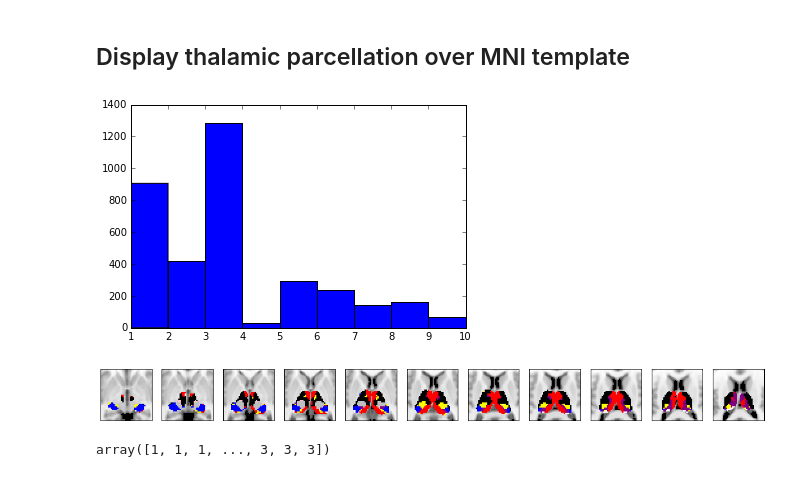
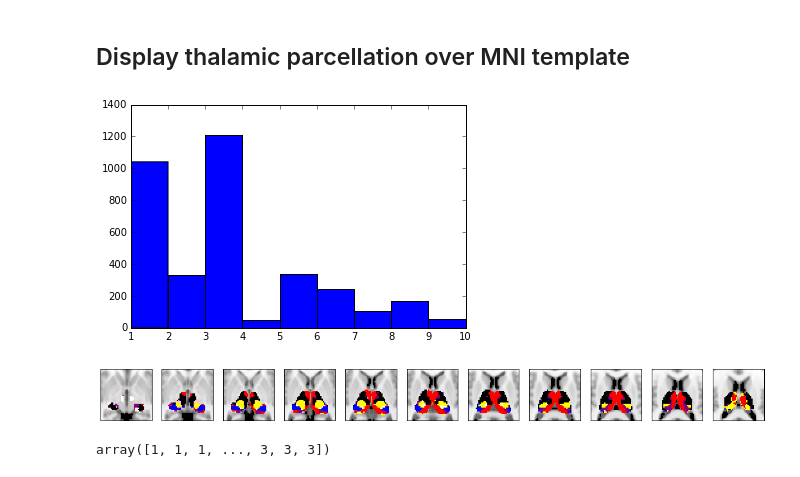
Before and after one commit to kaihwang/FuncParcel, a Jupyter notebook: Visualize Parcellation.ipynb, the cells around one changed output. Cells and saved outputs as stored; diff of their text form; code cells hidden in the pictures.

```diff
--- a/Visualize Parcellation.ipynb
+++ b/Visualize Parcellation.ipynb
@@ -12,7 +12,7 @@ import pickle
 # Thalamic Parcellation
 # %%
 #path to files ncessary for parcellation
-path_to_adjmat = '/home/despoB/connectome-thalamus/Thalamic_parcel/ThalamoCorticalAveMat'
+path_to_adjmat = '/home/despoB/connectome-thalamus/Thalamic_parcel/NKI_mx_645_cortical_network_plus_thalamus_corrmatavg'
 path_to_list_of_subcorticalcortical_ROIs = '/home/despoB/connectome-thalamus/ROIs/Cortical_CI_plus_thalamus_ROIs'
 path_to_list_of_subcortical_voxels = '/home/despoB/connectome-thalamus/ROIs/thalamus_voxel_indices'
 path_to_list_of_cortical_ROIs ='/home/despoB/connectome-thalamus/ROIs/Cortical_Network_CIs'
@@ -43,42 +43,42 @@ CIs = CIs.astype(int)
 plt.hist(CIs, bins=np.unique(CIs))
 plt.show()
 # %% [output]
-[figure, old version]
+[figure, new version]
 # %%
 # show volum image
-MNI_img = nib.load('Data/MNI152_T1_2mm_brain.nii')
+MNI_img = nib.load('/home/despoB/connectome-thalamus/ROIs/MNI152_T1_2mm_brain.nii.gz')
 MNI_data = MNI_img.get_data()
 
 # create mask for parcel
 Mask = np.zeros(MNI_data.shape)
 
 # assign CI to each subcortical voxel
 for i, CI in enumerate(CIs):
     Mask[Thalamus_voxel_coordinate[i,0], Thalamus_voxel_coordinate[i,1], Thalamus_voxel_coordinate[i,2]] = CIs[i].astype(int)
 Mask = np.ma.masked_where(Mask == 0, Mask)
 
 # flip dimension to show anteiror of the brain at top
 MNI_data = MNI_data.swapaxes(0,1)
 Mask = Mask.swapaxes(0,1)
 
 # some plot setting (colormap), interplotation..
-cmap = colors.ListedColormap(['red', 'blue', 'black', 'pink', 'silver', 'yellow', 'purple', 'yellow', 'purple', 'white'])
+cmap = colors.ListedColormap(['red', 'blue', 'black', 'pink', 'white', 'yellow', 'purple', 'yellow', 'purple', 'white'])
 
 # display slice by slice
 Z_slices = range(np.min(Thalamus_voxel_coordinate[:,2]+2), np.max(Thalamus_voxel_coordinate[:,2]-1),1)
 fig = plt.figure()
 for i, Z_slice in enumerate(Z_slices):
     a = plt.subplot(1, len(Z_slices), i+1 )
     a.set_yticks([])
     a.set_xticks([])
     plt.imshow(MNI_data[40:80, 25:65, Z_slice], cmap='gray', interpolation='nearest')
     plt.imshow(Mask[40:80, 25:65, Z_slice],cmap=cmap, interpolation='none')
     plt.ylim(plt.ylim()[::-1])
 
 fig.set_size_inches(18.5,10.5)
 plt.savefig('Data/Tha_parcel.png', bbox_inches='tight')
 # %% [output]
-[figure, old version]
+[figure, new version]
 # %%
 CIs
 # %% [output]
```
Also changed, not shown: 3 other files.
